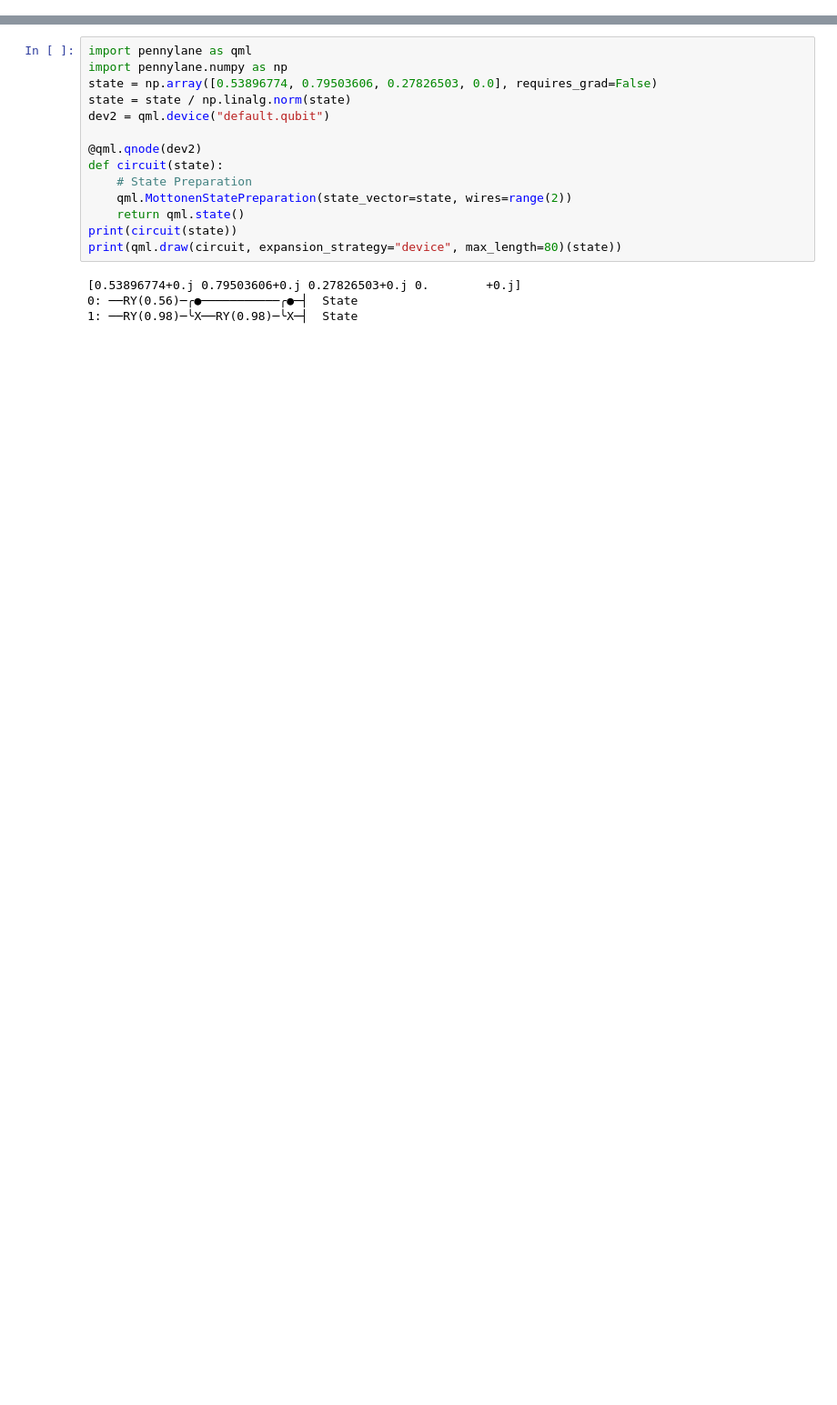
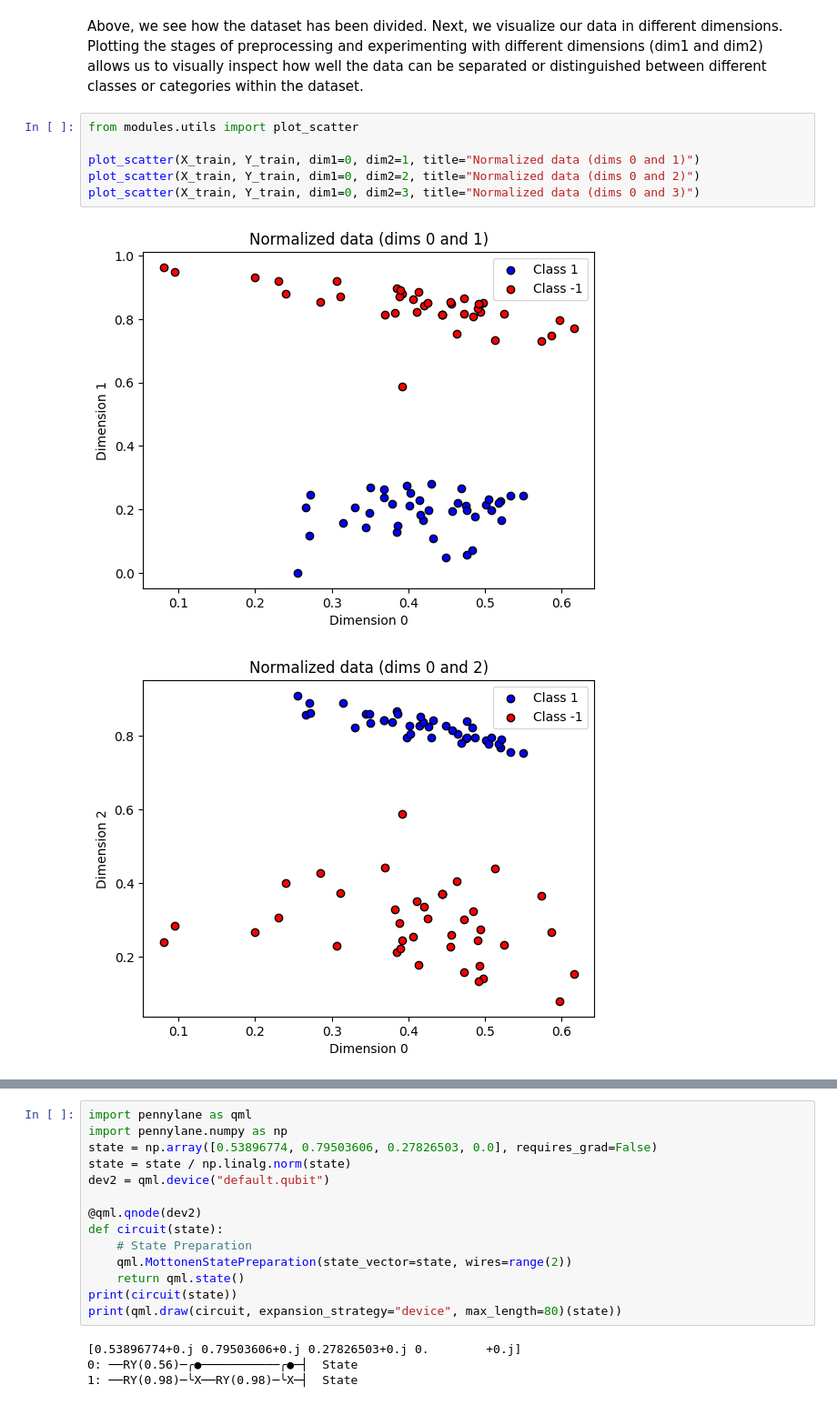
Before and after one commit to Martyna94/The_Detection_Duo, a Jupyter notebook: Task_2/Iris_classification.ipynb, the cells around one changed output, grey strips where cells are left out. Shown: that part at 91% size. Saved outputs shown, nothing was run; the diff lists cells and outputs as text; blank space fills up the shorter version.

```diff
--- a/Task_2/Iris_classification.ipynb
+++ b/Task_2/Iris_classification.ipynb
@@ -3,0 +21,13 @@ By using the built-in `qml.MottonenStatePreparation function`, the code becomes
+# %% [markdown]
+Above, we see how the dataset has been divided.
+Next, we visualize our data in different dimensions.
+Plotting the stages of preprocessing and experimenting with different dimensions (dim1 and dim2) allows us to visually inspect how well the data can be separated or distinguished between different classes or categories within the dataset.
+# %%
+from modules.utils import plot_scatter
+
+plot_scatter(X_train, Y_train, dim1=0, dim2=1, title="Normalized data (dims 0 and 1)")
+plot_scatter(X_train, Y_train, dim1=0, dim2=2, title="Normalized data (dims 0 and 2)")
+plot_scatter(X_train, Y_train, dim1=0, dim2=3, title="Normalized data (dims 0 and 3)")
+# %% [output]
+[figure, added]
+[figure, added]
```
Also changed, not shown: parts of 14 cells of this notebook, 5 other files.
